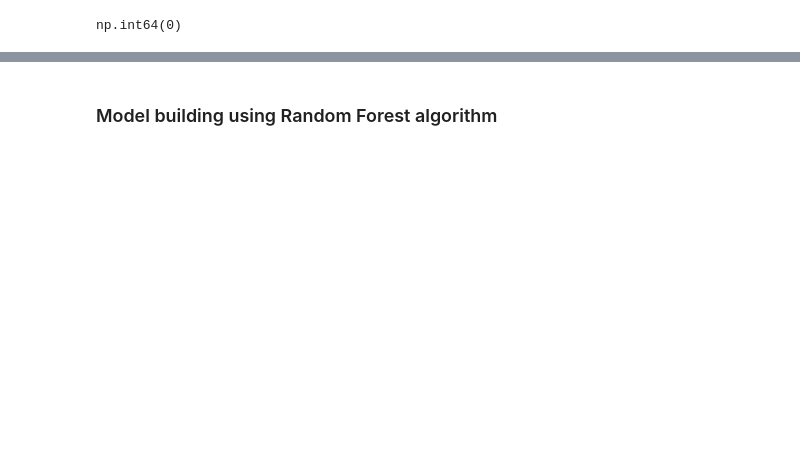
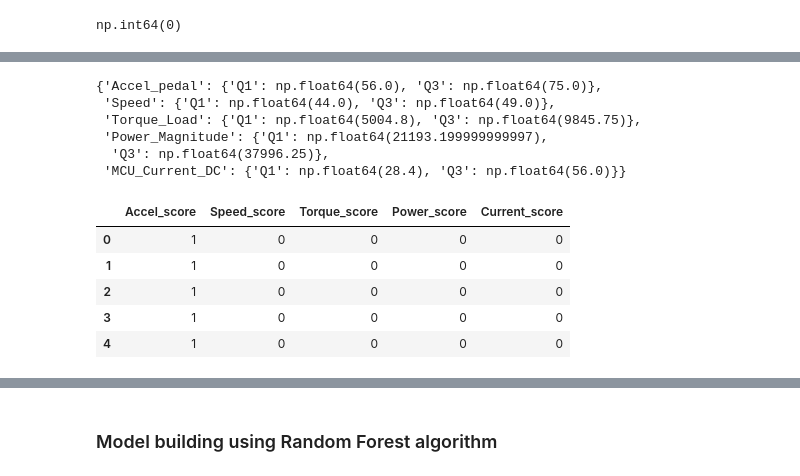
Before and after one commit to Shrawani-DS/ev-intelligence-system, a Jupyter notebook: notebook/ev_analysis.ipynb, the cells around one changed output, grey strips where cells are left out. Drawn from its saved outputs; the diff is of its cells as text; code cells hidden in the pictures; blank space fills up the shorter version.

```diff
--- a/notebook/ev_analysis.ipynb
+++ b/notebook/ev_analysis.ipynb
@@ -129,0 +376,10 @@ df['Driving_style'] = pd.cut(
+# %%
+# Features selected for rule-based driving behavior labeling
+
+target_features = [
+    "Accel_pedal",
+    "Speed",
+    "Torque_Load",
+    "Power_Magnitude",
+    "MCU_Current_DC"
+]
@@ -129,0 +427,17 @@ df['Driving_style'] = pd.cut(
+# %%
+thresholds = {
+    feature: {
+        "Q1": quantiles.loc[feature, "25th Percentile (Q1)"],
+        "Q3": quantiles.loc[feature, "75th Percentile (Q3)"]
+    }
+    for feature in quantiles.index
+}
+
+thresholds
+# %% [output]
+{'Accel_pedal': {'Q1': np.float64(56.0), 'Q3': np.float64(75.0)},
+ 'Speed': {'Q1': np.float64(44.0), 'Q3': np.float64(49.0)},
+ 'Torque_Load': {'Q1': np.float64(5004.8), 'Q3': np.float64(9845.75)},
+ 'Power_Magnitude': {'Q1': np.float64(21193.199999999997),
+  'Q3': np.float64(37996.25)},
+ 'MCU_Current_DC': {'Q1': np.float64(28.4), 'Q3': np.float64(56.0)}}
@@ -129,0 +484,17 @@ df['Driving_style'] = pd.cut(
+# %%
+score_columns = [
+    "Accel_score",
+    "Speed_score",
+    "Torque_score",
+    "Power_score",
+    "Current_score"
+]
+
+df[score_columns].head()
+# %% [output]
+|  | Accel_score | Speed_score | Torque_score | Power_score | Current_score |
+| 0 | 1 | 0 | 0 | 0 | 0 |
+| 1 | 1 | 0 | 0 | 0 | 0 |
+| 2 | 1 | 0 | 0 | 0 | 0 |
+| 3 | 1 | 0 | 0 | 0 | 0 |
+| 4 | 1 | 0 | 0 | 0 | 0 |
```
Also changed, not shown: parts of 65 cells of this notebook, 3 other files.
